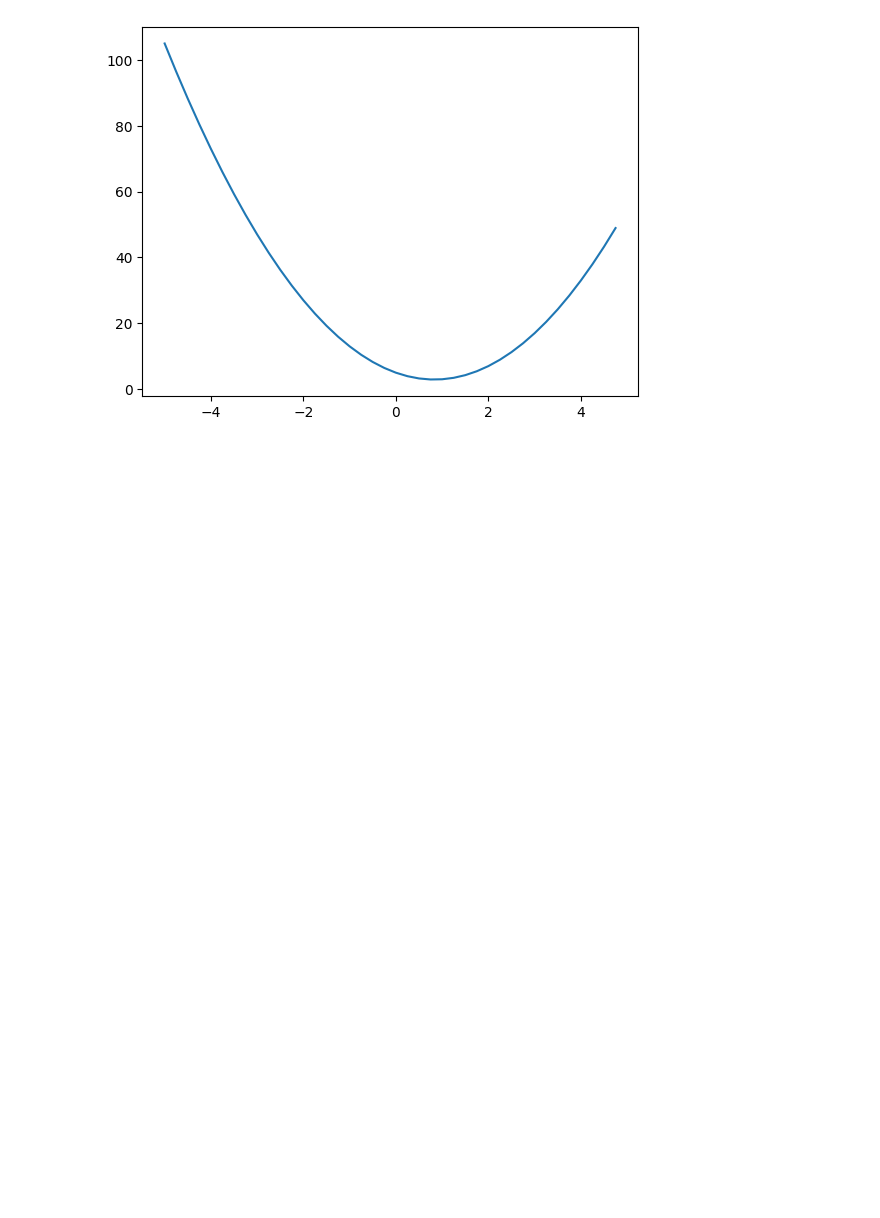
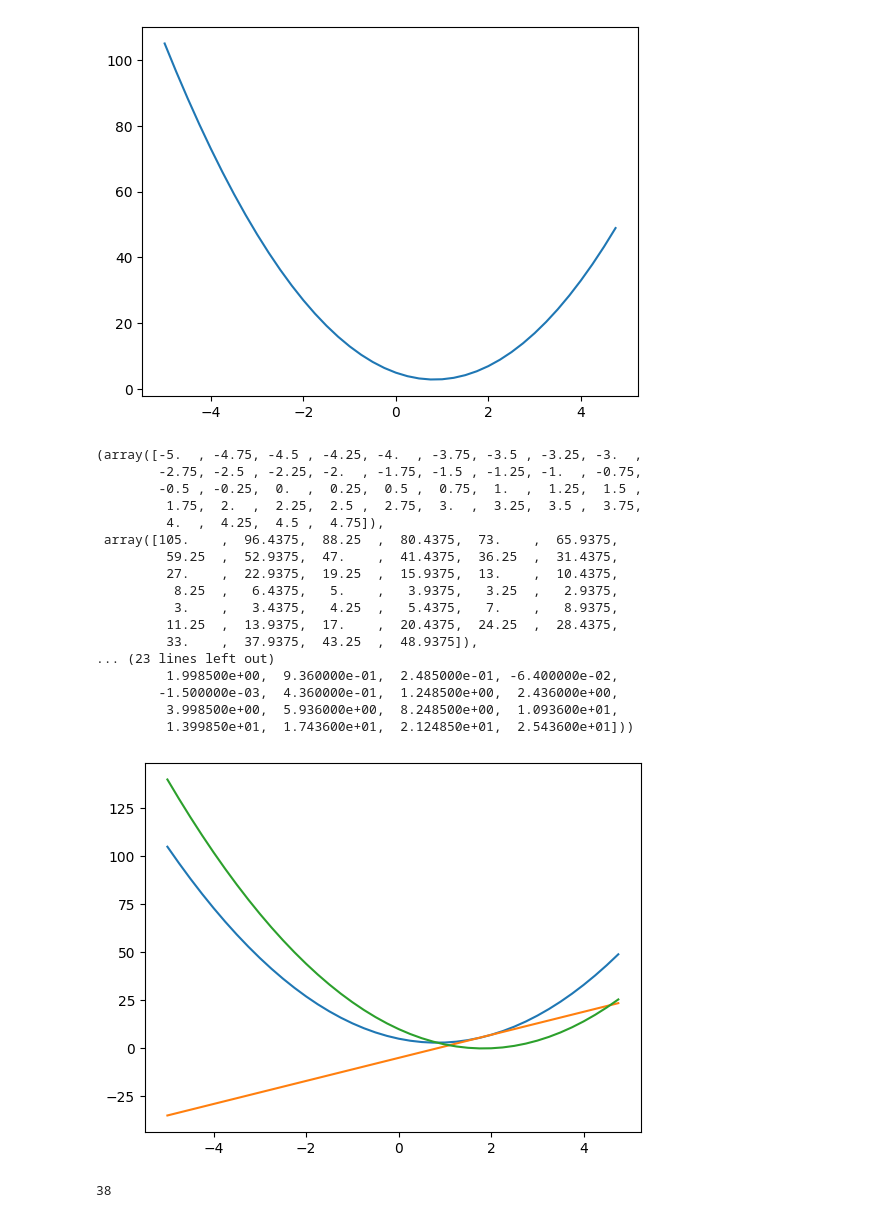
Before and after one commit to PradipBanik/Build_2026, a Jupyter notebook: standford.ipynb, the cells around one changed output. Saved outputs shown, nothing was run; the diff lists cells and outputs as text; code cells hidden in the pictures; blank space fills up the shorter version.

```diff
--- a/standford.ipynb
+++ b/standford.ipynb
@@ -31,3 +31,41 @@ xs ,ys
          11.25  ,  13.9375,  17.    ,  20.4375,  24.25  ,  28.4375,
          33.    ,  37.9375,  43.25  ,  48.9375]))
 [figure]
+# %%
+h = 0.0005
+k = (func(xs+h) -func(xs))/h
+
+dl = func(xs) - k
+plt.plot(xs, func(xs+h))
+plt.plot(xs, k)
+
+plt.plot(xs, dl)
+
+xs, func(xs),func(xs+h),k, dl
+# %% [output]
+(array([-5.  , -4.75, -4.5 , -4.25, -4.  , -3.75, -3.5 , -3.25, -3.  ,
+        -2.75, -2.5 , -2.25, -2.  , -1.75, -1.5 , -1.25, -1.  , -0.75,
+        -0.5 , -0.25,  0.  ,  0.25,  0.5 ,  0.75,  1.  ,  1.25,  1.5 ,
+         1.75,  2.  ,  2.25,  2.5 ,  2.75,  3.  ,  3.25,  3.5 ,  3.75,
+         4.  ,  4.25,  4.5 ,  4.75]),
+ array([105.    ,  96.4375,  88.25  ,  80.4375,  73.    ,  65.9375,
+         59.25  ,  52.9375,  47.    ,  41.4375,  36.25  ,  31.4375,
+         27.    ,  22.9375,  19.25  ,  15.9375,  13.    ,  10.4375,
+          8.25  ,   6.4375,   5.    ,   3.9375,   3.25  ,   2.9375,
+          3.    ,   3.4375,   4.25  ,   5.4375,   7.    ,   8.9375,
+         11.25  ,  13.9375,  17.    ,  20.4375,  24.25  ,  28.4375,
+         33.    ,  37.9375,  43.25  ,  48.9375]),
+... (23 lines left out)
+         1.998500e+00,  9.360000e-01,  2.485000e-01, -6.400000e-02,
+        -1.500000e-03,  4.360000e-01,  1.248500e+00,  2.436000e+00,
+         3.998500e+00,  5.936000e+00,  8.248500e+00,  1.093600e+01,
+         1.399850e+01,  1.743600e+01,  2.124850e+01,  2.543600e+01]))
+[figure, added]
+# %%
+a=5
+b=6
+c=8
+d = a*b+c
+d
+# %% [output]
+38
```
Also changed, not shown: parts of 1 cell of this notebook.
